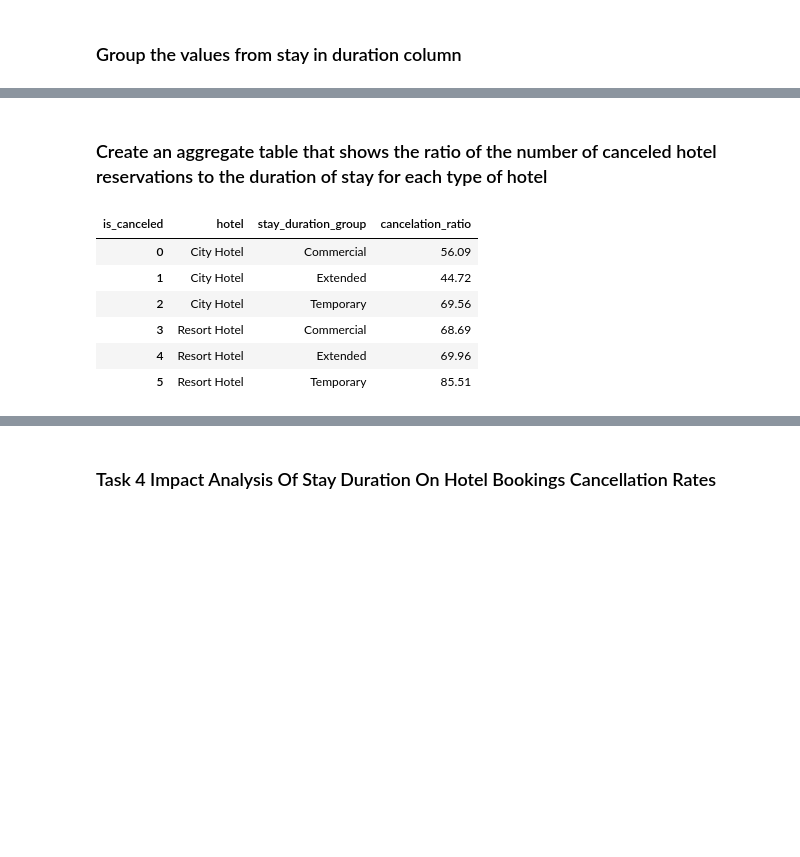
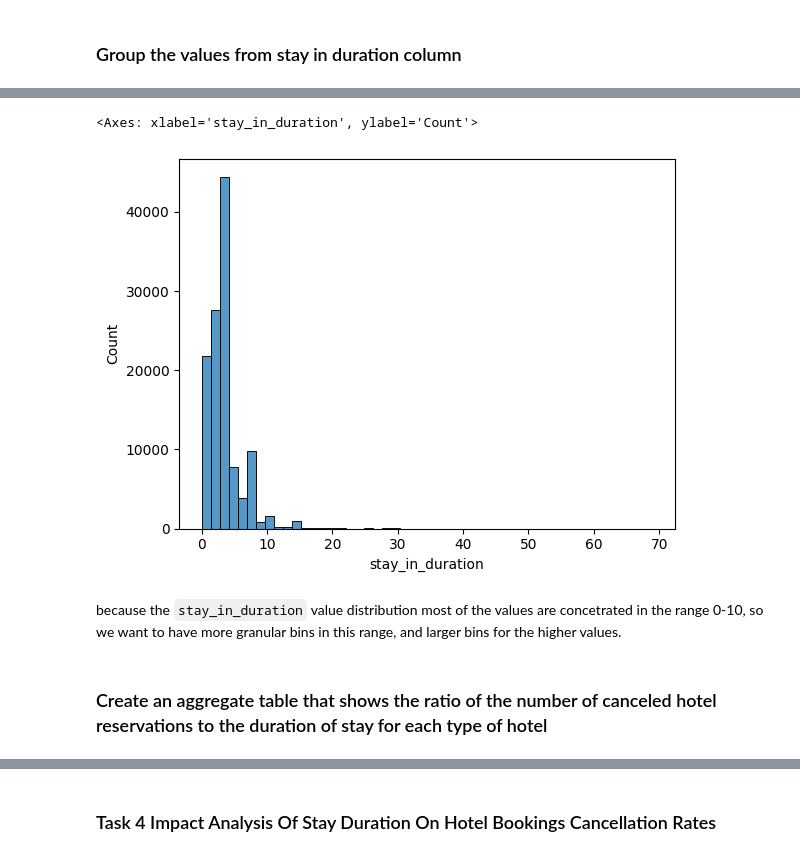
Before and after one commit to azaryasph/Investigate-Hotel-Business-Using-Data-Visualization, a Jupyter notebook: notebook/mini_project2_notebook.ipynb, the cells around one changed output, grey strips where cells are left out. Saved outputs shown, nothing was run; the diff lists cells and outputs as text; code cells hidden in the pictures; blank space fills up the shorter version.

```diff
--- a/notebook/mini_project2_notebook.ipynb
+++ b/notebook/mini_project2_notebook.ipynb
@@ -429,10 +445,8 @@ stay_in_duration
 Name: count, dtype: int64
-# %%
-duration_category = [
-    (dfx['stay_in_duration'] >= 8),
-    (dfx['stay_in_duration'] > 1) & (dfx['stay_in_duration'] < 8),
-    (dfx['stay_in_duration'] <= 1 )
-]
-duration_group = ['Extended', 'Commercial', 'Temporary']
-dfx['stay_duration_group'] = np.select(duration_category,
-                                       duration_group)
+# %%
+sns.histplot(dfx['stay_in_duration'], bins=50)
+# %% [output]
+<Axes: xlabel='stay_in_duration', ylabel='Count'>
+[figure, added]
+# %% [markdown]
+because the `stay_in_duration` value distribution most of the values are concetrated in the range 0-10, so we want to have more granular bins in this range, and larger bins for the higher values.
@@ -439,20 +462,2 @@ dfx['stay_duration_group'] = np.select(duration_category,
 # %% [markdown]
 ### Create an aggregate table that shows the ratio of the number of canceled hotel reservations to the duration of stay for each type of hotel
-# %%
-grouped = dfx.groupby(['hotel', 'is_canceled', 'stay_duration_group'])['is_canceled'].count().rename("count_booking").reset_index()
-
-pivot_sd = grouped.pivot_table(values='count_booking', index=['hotel', 'stay_duration_group'], columns='is_canceled')
-
-pivot_sd['cancelation_ratio'] = round(pivot_sd[0] / (pivot_sd[0] + pivot_sd[1]) * 100, 2)
-
-pivot_sd.reset_index(inplace=True)
-pivot_sd = pivot_sd[['hotel', 'stay_duration_group', 'cancelation_ratio']]
-pivot_sd
-# %% [output]
-| is_canceled | hotel | stay_duration_group | cancelation_ratio |
-| 0 | City Hotel | Commercial | 56.09 |
-| 1 | City Hotel | Extended | 44.72 |
-| 2 | City Hotel | Temporary | 69.56 |
-| 3 | Resort Hotel | Commercial | 68.69 |
-| 4 | Resort Hotel | Extended | 69.96 |
-| 5 | Resort Hotel | Temporary | 85.51 |
```
Also changed, not shown: parts of 18 cells of this notebook.
